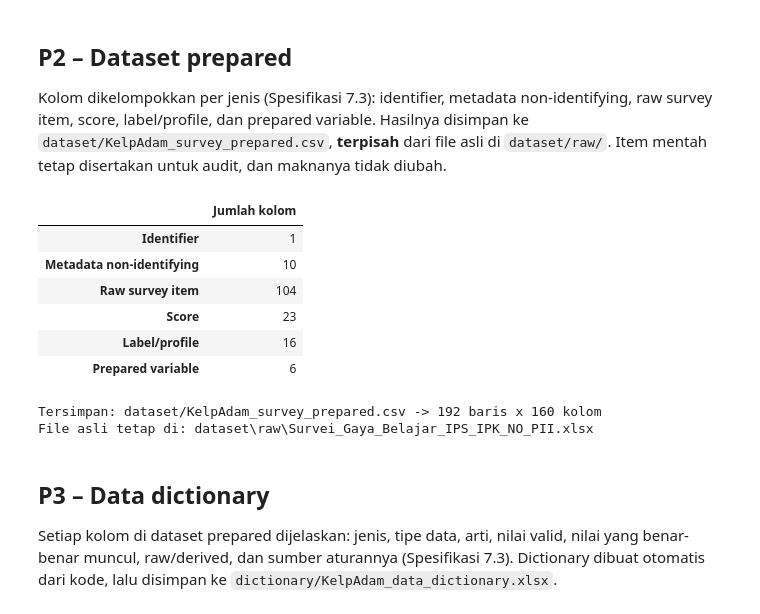
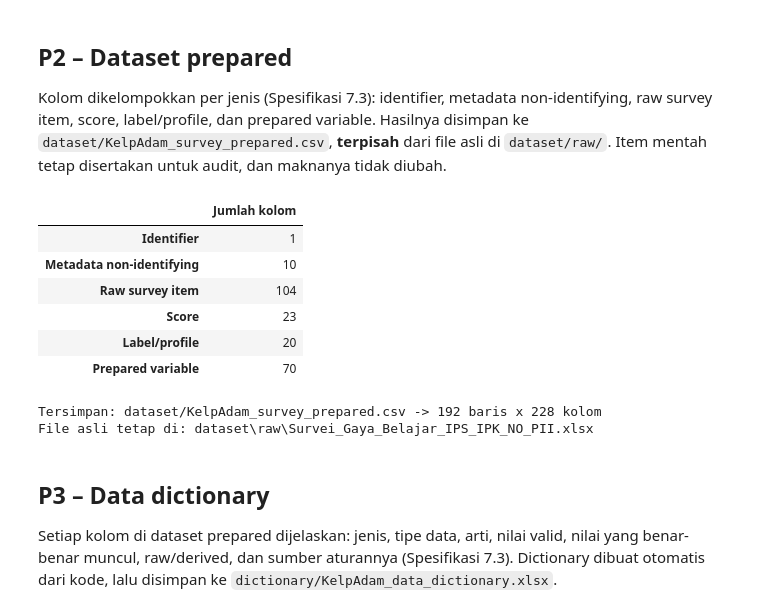
Before and after one commit to edwardchristi4n/machine_learning_exam, a Jupyter notebook: notebook/KelpAdam_UTS_DataPreparation_EDA.ipynb, the cells around one changed output. Drawn from its saved outputs; the diff is of its cells as text; code cells hidden in the pictures.

Commit message:
upgrade versi UAS

```diff
--- a/notebook/KelpAdam_UTS_DataPreparation_EDA.ipynb
+++ b/notebook/KelpAdam_UTS_DataPreparation_EDA.ipynb
@@ -1526,38 +1612,40 @@ JENIS_KOLOM = {
                                 + [f"KOLB_{m}_sum" for m in KM] + ["KOLB_ACCE", "KOLB_AERO"]
                                 + [f"{g}_{x}" for g in HM_G for x in ("sum", "pct")],
     "Label/profile":            ["VARK_profile", "VARK_type"]
                                 + [f"{d}_{x}" for d in FS_D for x in ("pole", "strength")]
-                                + ["KOLB_style"] + [f"{g}_band" for g in HM_G] + ["HM_dominant"],
+                                + ["KOLB_style"] + [f"{g}_band" for g in HM_G] + ["HM_dominant"]
+                                + LABEL_UAS,                                  # label versi UAS (S5)
     "Prepared variable":        ["angkatan_inferred", "n_semester_ips",
-                                 "row_sd", "longstring_max", "flag_straightline", "flag_near_straight"],
+                                 "row_sd", "longstring_max", "flag_straightline", "flag_near_straight"]
+                                + VARK_BIN_COLS,                              # 64 indikator VARK 0/1 (S5)
 }
 
 # 2) Pastikan setiap kolom df masuk tepat satu jenis
 semua = [c for kol in JENIS_KOLOM.values() for c in kol]
 assert len(semua) == len(set(semua)), "Ada kolom yang masuk dua jenis"
 assert set(semua) == set(df.columns), f"Kolom belum dikelompokkan: {set(df.columns) - set(semua)}"
 
 # 3) Susun dataset prepared dengan urutan kolom per jenis
 prepared = df[semua].copy()
 display(pd.DataFrame({"Jumlah kolom": {j: len(k) for j, k in JENIS_KOLOM.items()}}))
 
 # 4) Simpan ke dataset/ (terpisah dari file asli di dataset/raw/)
 PREPARED_FILE = PROJECT_DIR / "dataset" / f"{PREFIX}_survey_prepared.csv"
 prepared.to_csv(PREPARED_FILE, index=False)
 
 # 5) Cek: baca ulang file yang tersimpan
 cek = pd.read_csv(PREPARED_FILE)
 print(f"Tersimpan: dataset/{PREPARED_FILE.name} -> {cek.shape[0]} baris x {cek.shape[1]} kolom")
 print("File asli tetap di:", RAW_FILE.relative_to(PROJECT_DIR))
 # %% [output]
 |  | Jumlah kolom |
 | Identifier | 1 |
 | Metadata non-identifying | 10 |
 | Raw survey item | 104 |
 | Score | 23 |
-| Label/profile | 16 |
-| Prepared variable | 6 |
+| Label/profile | 20 |
+| Prepared variable | 70 |
-Tersimpan: dataset/KelpAdam_survey_prepared.csv -> 192 baris x 160 kolom
+Tersimpan: dataset/KelpAdam_survey_prepared.csv -> 192 baris x 228 kolom
 File asli tetap di: dataset\raw\Survei_Gaya_Belajar_IPS_IPK_NO_PII.xlsx
 # %% [markdown]
 ## P3 – Data dictionary
```
Also changed, not shown: parts of 41 cells of this notebook, 16 other files.
